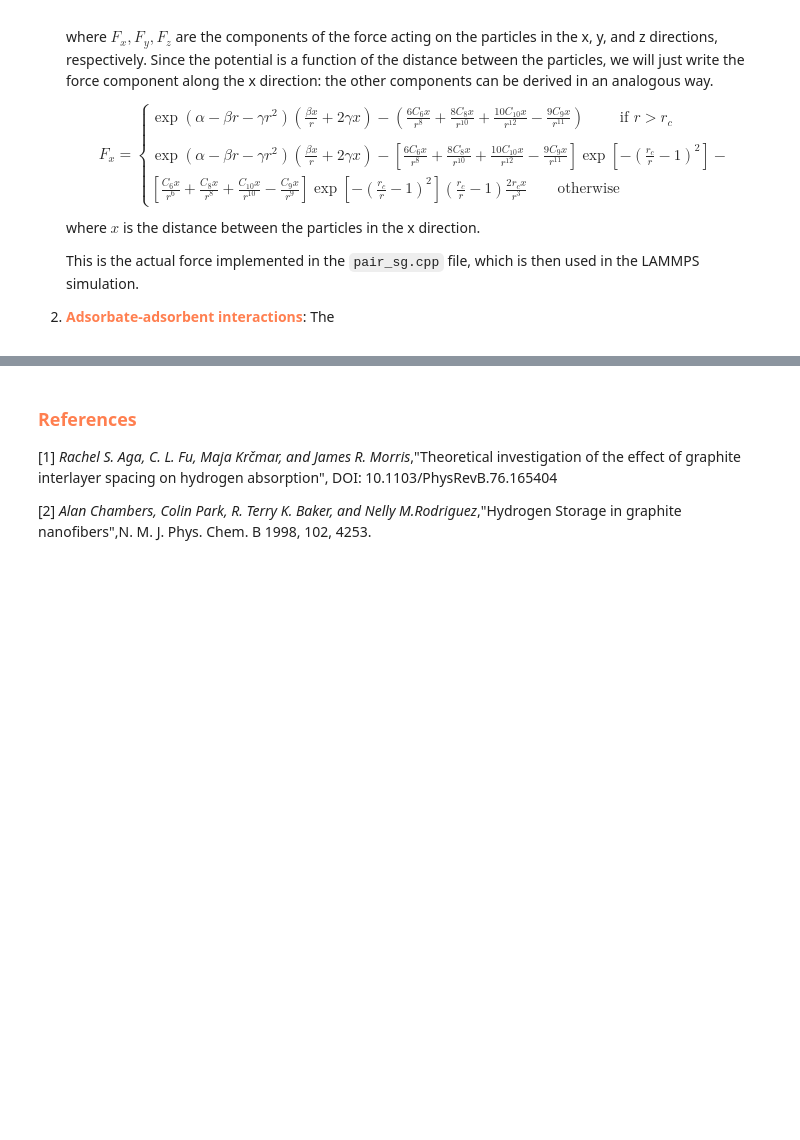
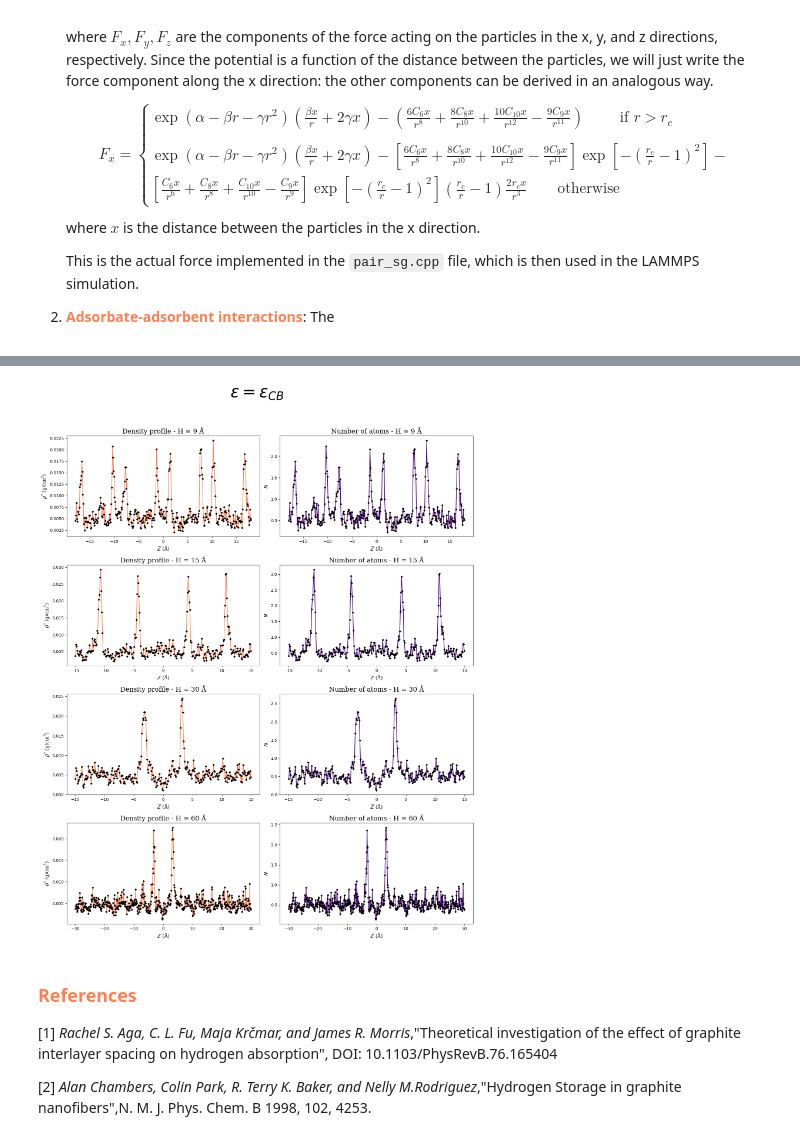
Before and after one commit to ApprehensiveKnee/MMoM_project, a Jupyter notebook: visual.ipynb, the cells around one changed output, grey strips where cells are left out. Saved outputs shown, nothing was run; the diff lists cells and outputs as text; code cells hidden in the pictures; blank space fills up the shorter version.

```diff
--- a/visual.ipynb
+++ b/visual.ipynb
@@ -195,3 +235,35 @@ plot_abpot(PATH + '/PMF.dat')
+# %%
+H_values = [9, 15 , 30, 60]
+
+profiles_directory = PATH + '/density_profiles/'
+
+fig, ax = plt.subplots(4,2,figsize=(15,20))
+
+for i in range(len(H_values)):
+    profile_file = 'density'+str(H_values[i])+'.profile'
+    profile_PATH = profiles_directory + profile_file
+    with open(profile_PATH, 'r') as f:
+        for j in range(4):
+            f.readline()
+        data = np.loadtxt(f)
+    interlayer_distance = data[:,1]
+    number_of_atoms = data[:,2]
+    density = data[:,3]
+    ax[i,0].plot(interlayer_distance, density, marker= "D", markeredgecolor='black', markerfacecolor='black', color = 'coral', markersize=3)
+    ax[i,0].set_xlabel(r'$Z$ (Å)', fontdict=font)
+    ax[i,0].set_ylabel(r'$\rho^{*}$ (g/cm$^3$)', fontdict=font)
+    ax[i,0].set_title('Density profile - H = '+str(H_values[i])+' Å', fontdict=font, fontsize=16)
+    ax[i,1].plot(interlayer_distance, number_of_atoms, marker= "D", markeredgecolor='black', markerfacecolor='black', color = 'indigo', markersize=3)
+    ax[i,1].set_xlabel(r'$Z$ (Å)', fontdict=font)
+    ax[i,1].set_ylabel(r'$N$', fontdict=font)
+    ax[i,1].set_title('Number of atoms - H = '+str(H_values[i])+' Å', fontdict=font, fontsize=16)
+
+# Add a title to the figure
+fig.suptitle(r'$\epsilon=\epsilon_{CB}$', fontsize=40)
+# bring it closer to the subplots
+fig.tight_layout(rect=[0, 0.03, 1, 0.95])
+# %% [output]
+[figure, added]
 # %% [markdown]
 ### <span style="color:coral"><b>References</b></span>
 
```
Also changed, not shown: parts of 4 cells of this notebook, 55 other files.
